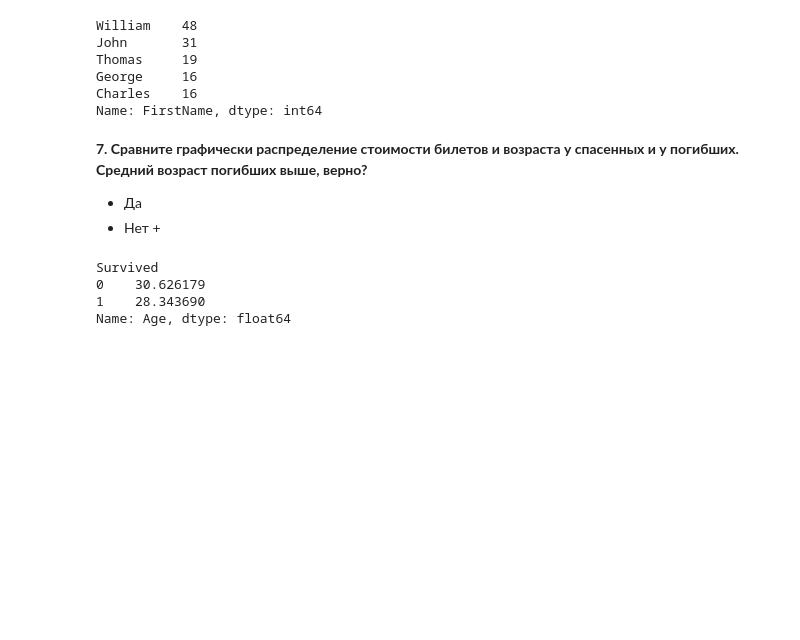
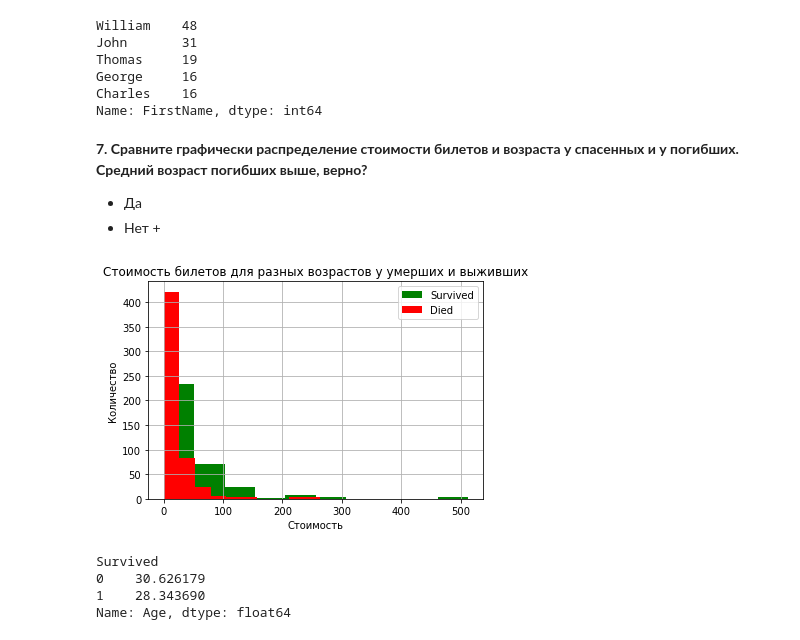
Before and after one commit to cha0xfox/mlcourse.ai, a Jupyter notebook: jupyter_russian/topic01_pandas_data_analysis/lesson1_practice_pandas_titanic.ipynb, the cells around one changed output. Cells and saved outputs as stored; diff of their text form; code cells hidden in the pictures; blank space fills up the shorter version.

```diff
--- a/jupyter_russian/topic01_pandas_data_analysis/lesson1_practice_pandas_titanic.ipynb
+++ b/jupyter_russian/topic01_pandas_data_analysis/lesson1_practice_pandas_titanic.ipynb
@@ -74,7 +75,7 @@ data[(data["Embarked"] == "C") & (data["Fare"] > 200)].sort_values(
 # %% [markdown]
 **Пример создания признака.**
 # %%
-def age_category(age):describe()
+def age_category(age):
     """
     < 30 -> 1
     >= 30, <55 -> 2
@@ -181,6 +182,17 @@ Name: FirstName, dtype: int64
 **7. Сравните графически распределение стоимости билетов и возраста у спасенных и у погибших. Средний возраст погибших выше, верно?**
 - Да
 - Нет +
+# %%
+data[data['Survived'] == 1]['Fare'].hist(color="green",
+                                         label='Survived')
+data[data['Survived'] == 0]['Fare'].hist(color="red",
+                                         label='Died')
+plt.title('Стоимость билетов для разных возрастов у умерших и выживших')
+plt.xlabel('Стоимость')
+plt.ylabel('Количество')
+plt.legend();
+# %% [output]
+[figure, added]
 # %%
 # Ваш код здесь
 data.groupby('Survived')['Age'].mean()
```
Also changed, not shown: parts of 1 cell of this notebook.
